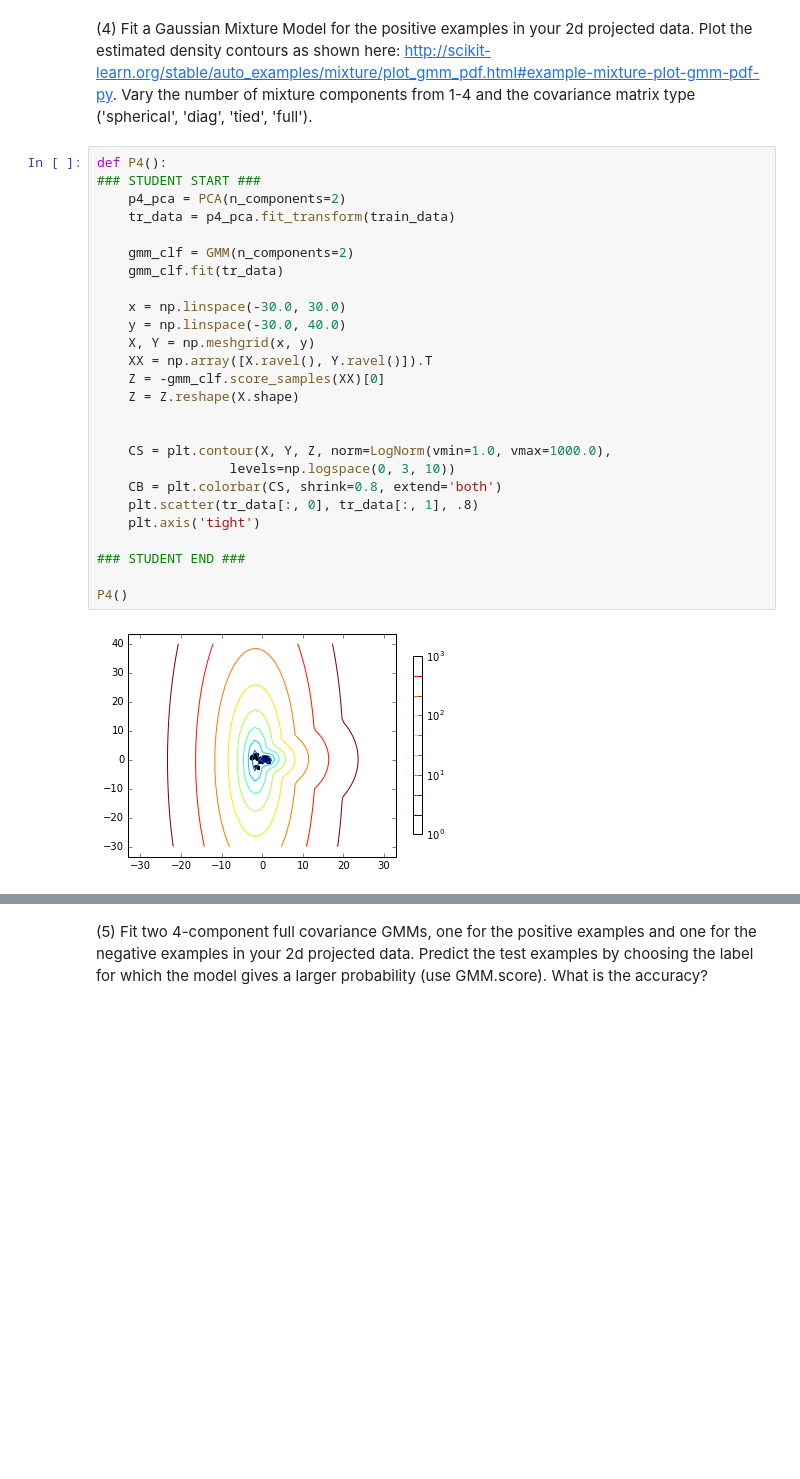
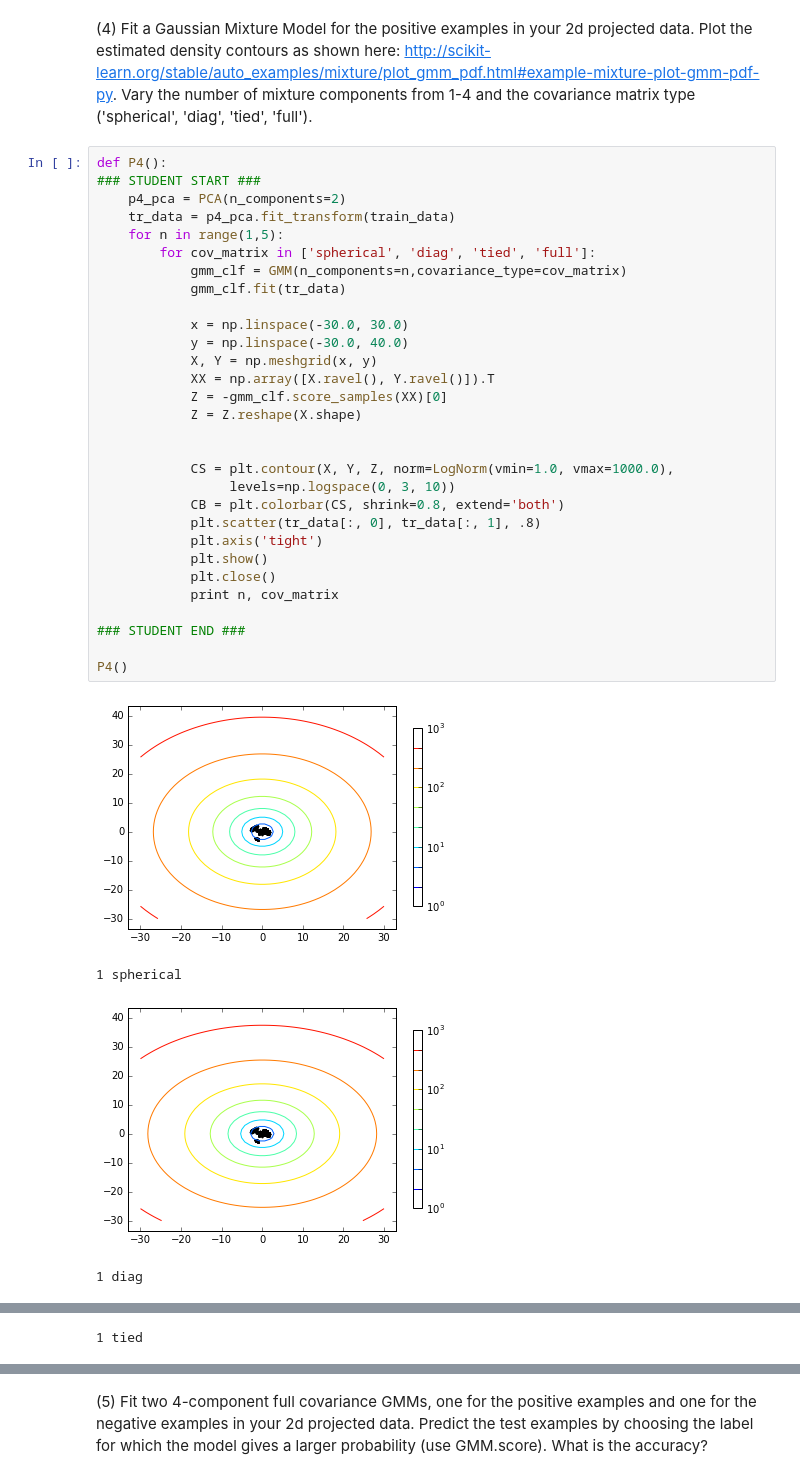
Before and after one commit to divpat18/w207, a Jupyter notebook: divyang_prateek_p3.ipynb, the cells around one changed output, grey strips where cells are left out. Saved outputs shown, nothing was run; the diff lists cells and outputs as text; blank space fills up the shorter version.

```diff
--- a/divyang_prateek_p3.ipynb
+++ b/divyang_prateek_p3.ipynb
@@ -151,28 +151,35 @@ P3()
 # %%
 def P4():
 ### STUDENT START ###
     p4_pca = PCA(n_components=2)
     tr_data = p4_pca.fit_transform(train_data)
+    for n in range(1,5):
+        for cov_matrix in ['spherical', 'diag', 'tied', 'full']:
+            gmm_clf = GMM(n_components=n,covariance_type=cov_matrix)
+            gmm_clf.fit(tr_data)
 
-    gmm_clf = GMM(n_components=2)
-    gmm_clf.fit(tr_data)
-
-    x = np.linspace(-30.0, 30.0)
-    y = np.linspace(-30.0, 40.0)
-    X, Y = np.meshgrid(x, y)
-    XX = np.array([X.ravel(), Y.ravel()]).T
-    Z = -gmm_clf.score_samples(XX)[0]
-    Z = Z.reshape(X.shape)
+            x = np.linspace(-30.0, 30.0)
+            y = np.linspace(-30.0, 40.0)
+            X, Y = np.meshgrid(x, y)
+            XX = np.array([X.ravel(), Y.ravel()]).T
+            Z = -gmm_clf.score_samples(XX)[0]
+            Z = Z.reshape(X.shape)
 
 
-    CS = plt.contour(X, Y, Z, norm=LogNorm(vmin=1.0, vmax=1000.0),
+            CS = plt.contour(X, Y, Z, norm=LogNorm(vmin=1.0, vmax=1000.0),
                  levels=np.logspace(0, 3, 10))
-    CB = plt.colorbar(CS, shrink=0.8, extend='both')
-    plt.scatter(tr_data[:, 0], tr_data[:, 1], .8)
-    plt.axis('tight')
+            CB = plt.colorbar(CS, shrink=0.8, extend='both')
+            plt.scatter(tr_data[:, 0], tr_data[:, 1], .8)
+            plt.axis('tight')
+            plt.show()
+            plt.close()
+            print n, cov_matrix
 
 ### STUDENT END ###
 
 P4()
 # %% [output]
-[figure, old version]
+[figure, new version]
+1 spherical
+[figure, added]
+1 diag
@@ -178,0 +187 @@ P4()
+1 tied
```
Also changed, not shown: parts of 1 cell of this notebook.
